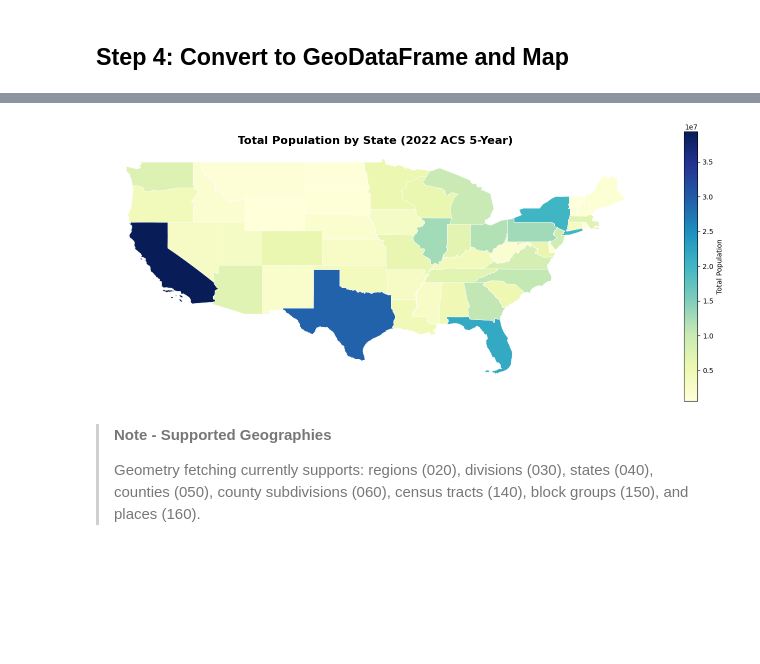
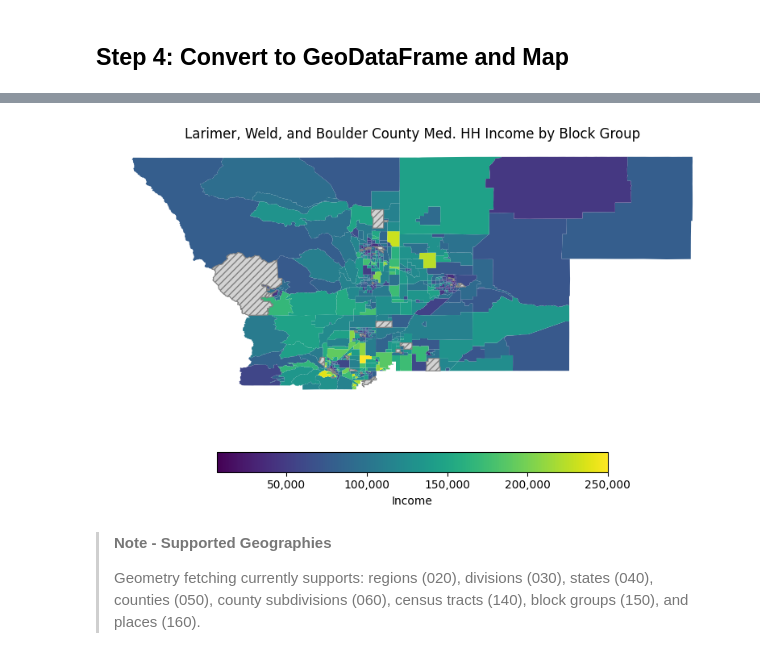
Before and after one commit to mostlyunoriginal/cendat, a Jupyter notebook: docs/tutorials/04_geometries.ipynb, the cells around one changed output, grey strips where cells are left out. Cells and saved outputs as stored; diff of their text form; code cells hidden in the pictures; blank space fills up the shorter version.

```diff
--- a/docs/tutorials/04_geometries.ipynb
+++ b/docs/tutorials/04_geometries.ipynb
@@ -90,28 +102,39 @@ States returned: 52
-# %%
-import matplotlib.pyplot as plt
-
-# Filter to continental US for a cleaner map
-continental = gdf[~gdf['NAME'].isin(['Alaska', 'Hawaii', 'Puerto Rico'])]
-
-# Create a polished choropleth map
-fig, ax = plt.subplots(1, 1, figsize=(14, 8))
-
-continental.plot(
-    column="B02001_001E",
-    cmap="YlGnBu",
-    legend=True,
-    edgecolor="white",
-    linewidth=0.5,
-    ax=ax,
-    legend_kwds={"label": "Total Population", "shrink": 0.7}
-)
-
-ax.set_title("Total Population by State (2022 ACS 5-Year)", fontsize=16, fontweight="bold")
-ax.set_axis_off()
-plt.tight_layout()
-plt.show()
-# %% [output]
-[figure, removed]
+# %%
+# Create a polished choropleth map
+fig, ax = plt.subplots(1, 1, figsize=(10, 5))
+
+gdf.plot(
+    column="B19013_001E",
+    cmap="viridis",
+    linewidth=0.8,
+    ax=ax,
+    legend=True,
+    alpha=1.0,
+    legend_kwds={
+        "label": "Income",
+        "orientation": "horizontal",
+        "location": "bottom",
+        "shrink": 0.5,
+        "fraction": 0.1,
+        "format": "{x:,.0f}",
+    },
+    missing_kwds={
+        "color": "lightgrey",
+        "edgecolor": "grey",
+        "hatch": "////",
+        "label": "Missing values",
+    },
+)
+
+ax.set_title(
+    "Larimer, Weld, and Boulder County Med. HH Income by Block Group",
+    fontdict={"fontsize": "12", "fontweight": "3"},
+)
+ax.set_axis_off()
+plt.tight_layout()
+plt.show()
+# %% [output]
+[figure, added]
 # %% [markdown]
 > **Note - Supported Geographies**
 >
```
Also changed, not shown: parts of 11 cells of this notebook, 1 other file.
